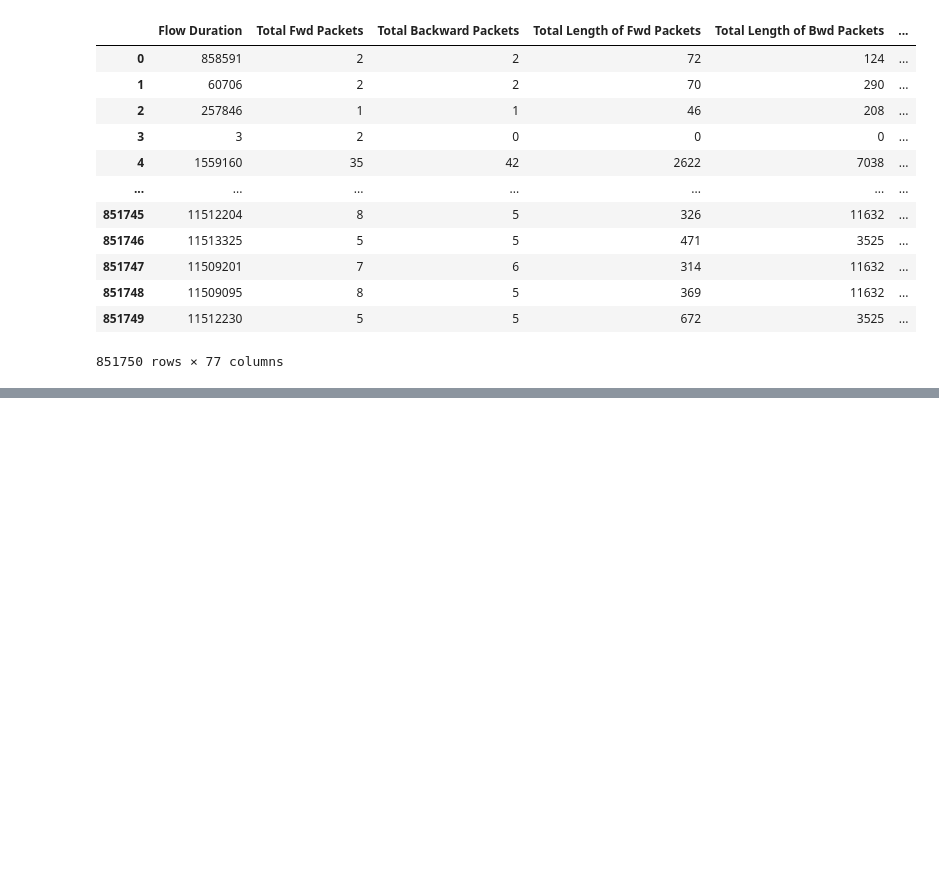
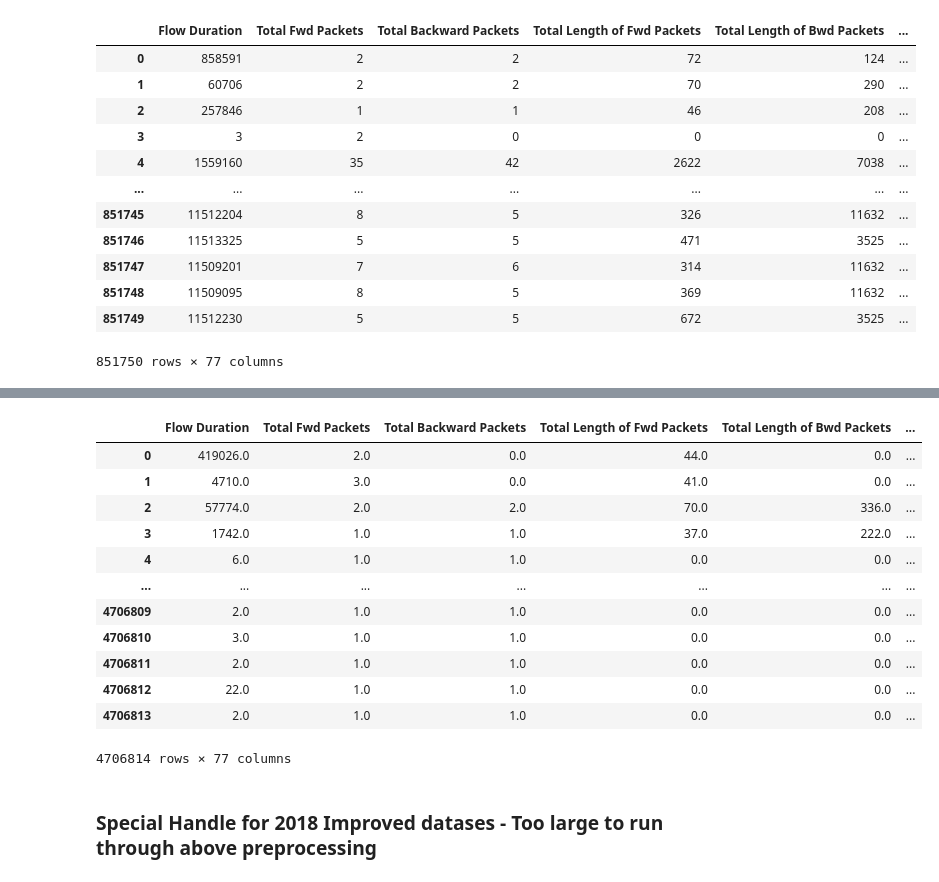
Before and after one commit to sandraaahuang/NIDS-netflowLog, a Jupyter notebook: data_preprocessing.ipynb, the cells around one changed output, grey strips where cells are left out. Drawn from its saved outputs; the diff is of its cells as text; code cells hidden in the pictures; blank space fills up the shorter version.

```diff
--- a/data_preprocessing.ipynb
+++ b/data_preprocessing.ipynb
@@ -850,0 +1039,18 @@ pd.read_parquet('results/data_2017_original_resampling.parquet', engine="fastpar
+# %%
+pd.read_parquet('data_2018_original_resampling.parquet', engine="fastparquet")
+# %% [output]
+|  | Flow Duration | Total Fwd Packets | Total Backward Packets | Total Length of Fwd Packets | Total Length of Bwd Packets | ... |
+| 0 | 419026.0 | 2.0 | 0.0 | 44.0 | 0.0 | ... |
+| 1 | 4710.0 | 3.0 | 0.0 | 41.0 | 0.0 | ... |
+| 2 | 57774.0 | 2.0 | 2.0 | 70.0 | 336.0 | ... |
+| 3 | 1742.0 | 1.0 | 1.0 | 37.0 | 222.0 | ... |
+| 4 | 6.0 | 1.0 | 1.0 | 0.0 | 0.0 | ... |
+| ... | ... | ... | ... | ... | ... | ... |
+| 4706809 | 2.0 | 1.0 | 1.0 | 0.0 | 0.0 | ... |
+| 4706810 | 3.0 | 1.0 | 1.0 | 0.0 | 0.0 | ... |
+| 4706811 | 2.0 | 1.0 | 1.0 | 0.0 | 0.0 | ... |
+| 4706812 | 22.0 | 1.0 | 1.0 | 0.0 | 0.0 | ... |
+| 4706813 | 2.0 | 1.0 | 1.0 | 0.0 | 0.0 | ... |
+4706814 rows × 77 columns
+# %% [markdown]
+### Special Handle for 2018 Improved datases - Too large to run through above preprocessing
```
Also changed, not shown: parts of 64 cells of this notebook.
